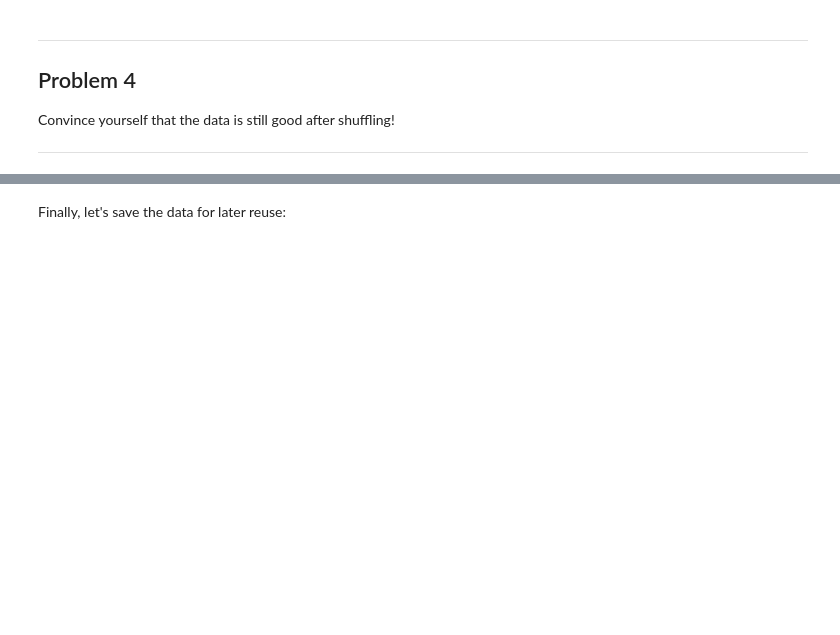
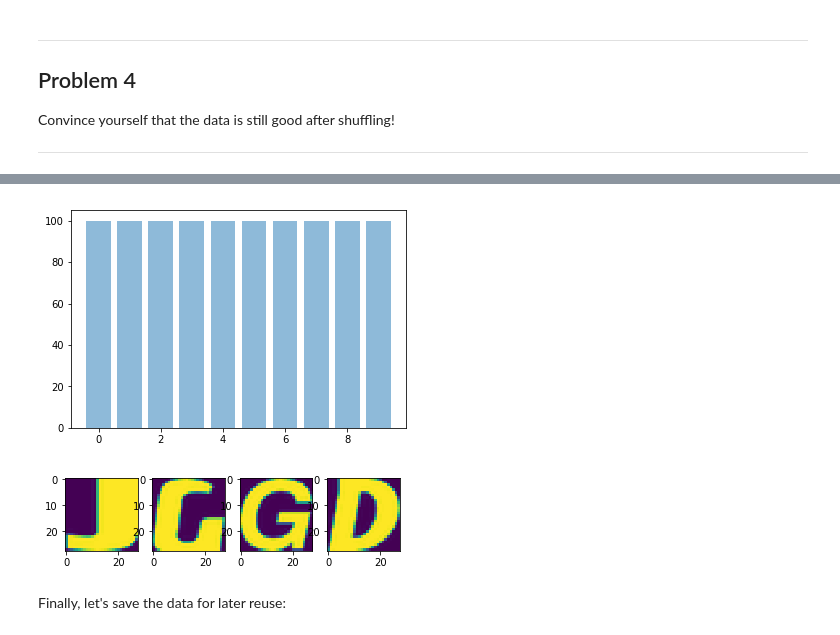
Before and after one commit to Sergiodiaz53/Tensorflow_Udacity_Assignments, a Jupyter notebook: 1_notmnist.ipynb, the cells around one changed output, grey strips where cells are left out. Cells and saved outputs as stored; diff of their text form; code cells hidden in the pictures; blank space fills up the shorter version.

```diff
--- a/1_notmnist.ipynb
+++ b/1_notmnist.ipynb
@@ -353,3 +375,11 @@ Convince yourself that the data is still good after shuffling!
+# %%
+histLabels(test_labels)
+# %% [output]
+[figure, added]
+# %%
+display_dataset_sample(test_dataset)
+# %% [output]
+[figure, added]
 # %% [markdown]
 Finally, let's save the data for later reuse:
 # %%
```
Also changed, not shown: parts of 17 cells of this notebook.
